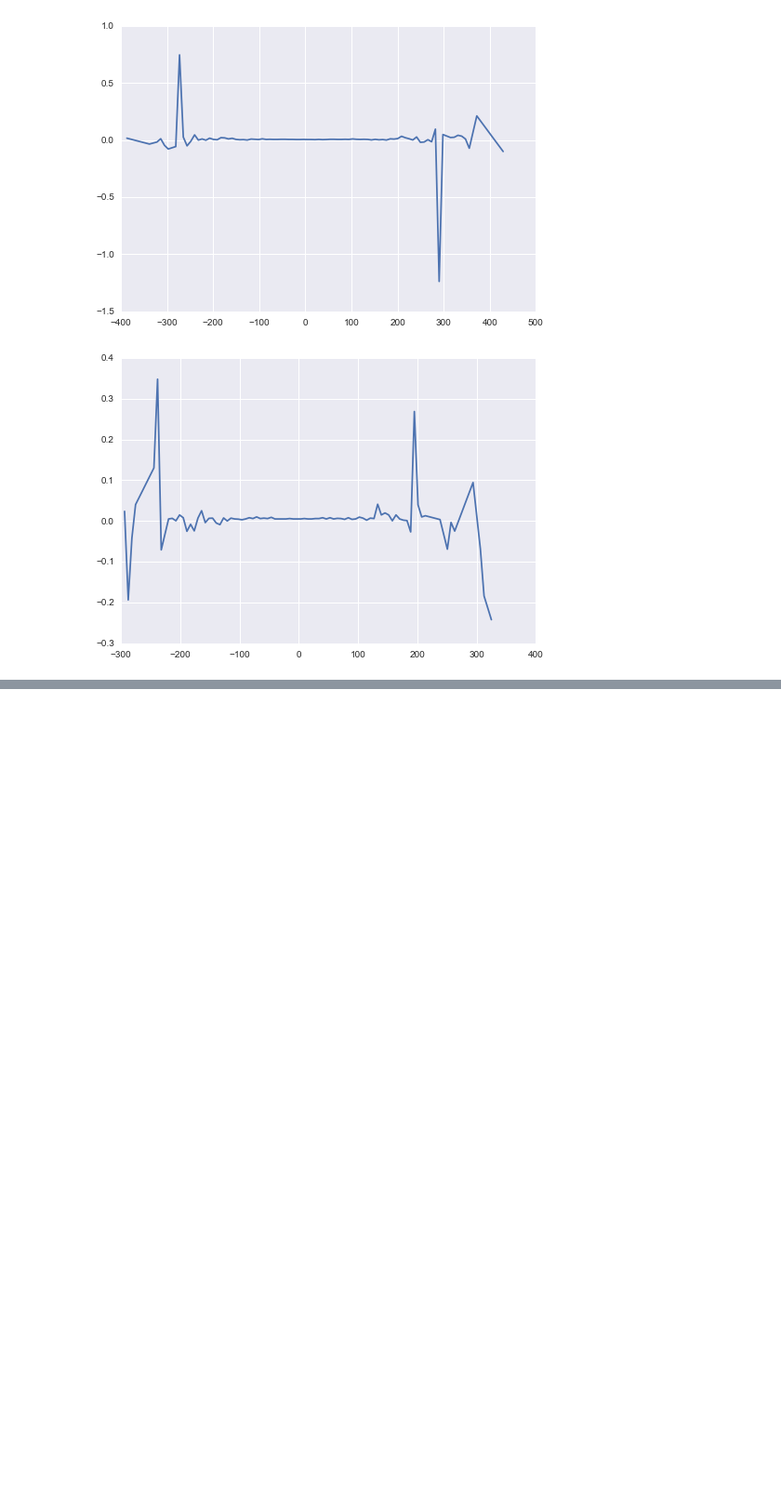
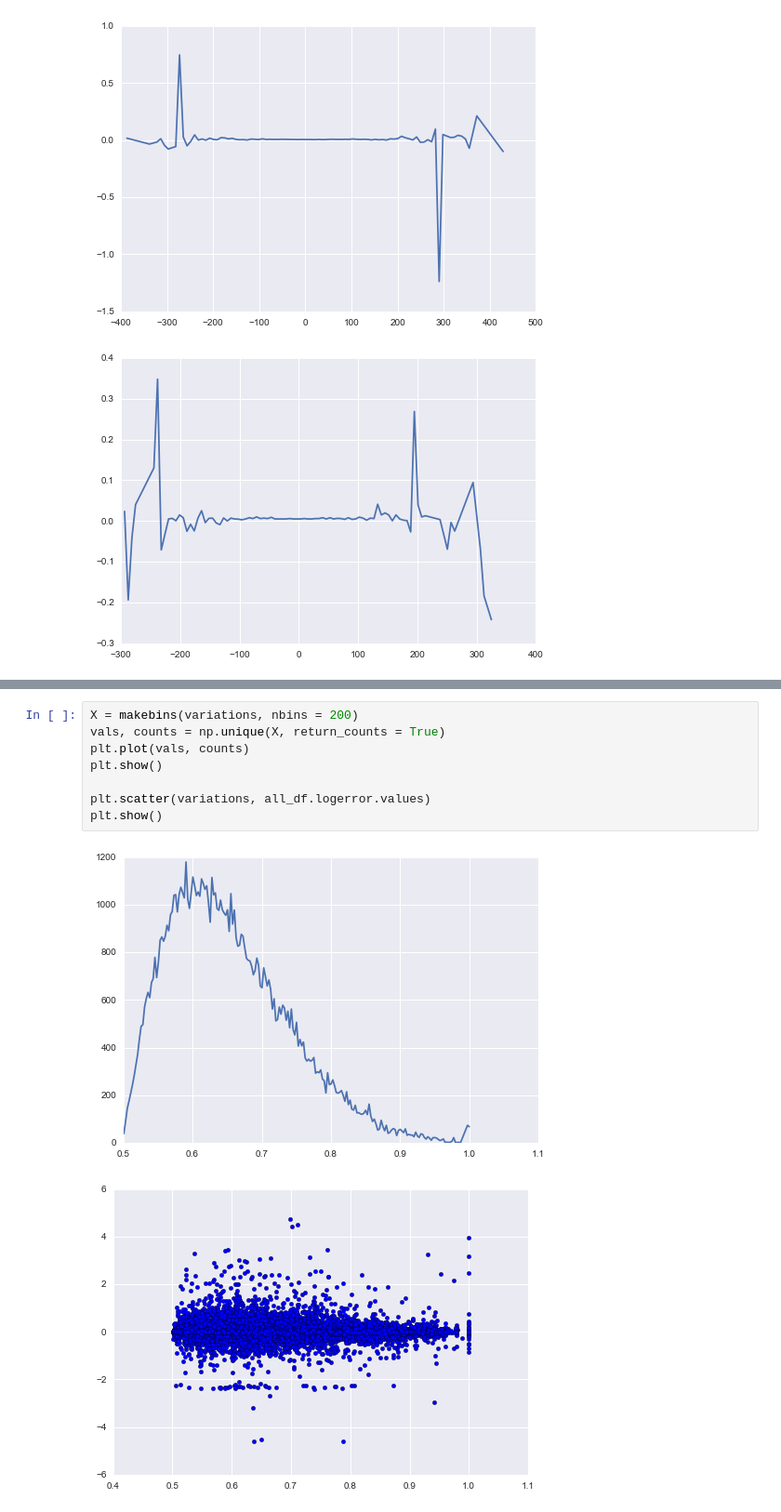
Before and after one commit to MatthewMcGonagle/KaggleZillow, a Jupyter notebook: DiffusionExploration2.ipynb, the cells around one changed output, grey strips where cells are left out. Shown: that part at 93% size. Drawn from its saved outputs; the diff is of its cells as text; blank space fills up the shorter version.

```diff
--- a/DiffusionExploration2.ipynb
+++ b/DiffusionExploration2.ipynb
@@ -248,0 +317,11 @@ for i in range(3):
+# %%
+X = makebins(variations, nbins = 200)
+vals, counts = np.unique(X, return_counts = True)
+plt.plot(vals, counts)
+plt.show()
+
+plt.scatter(variations, all_df.logerror.values)
+plt.show()
+# %% [output]
+[figure, added]
+[figure, added]
```
Also changed, not shown: parts of 5 cells of this notebook.
